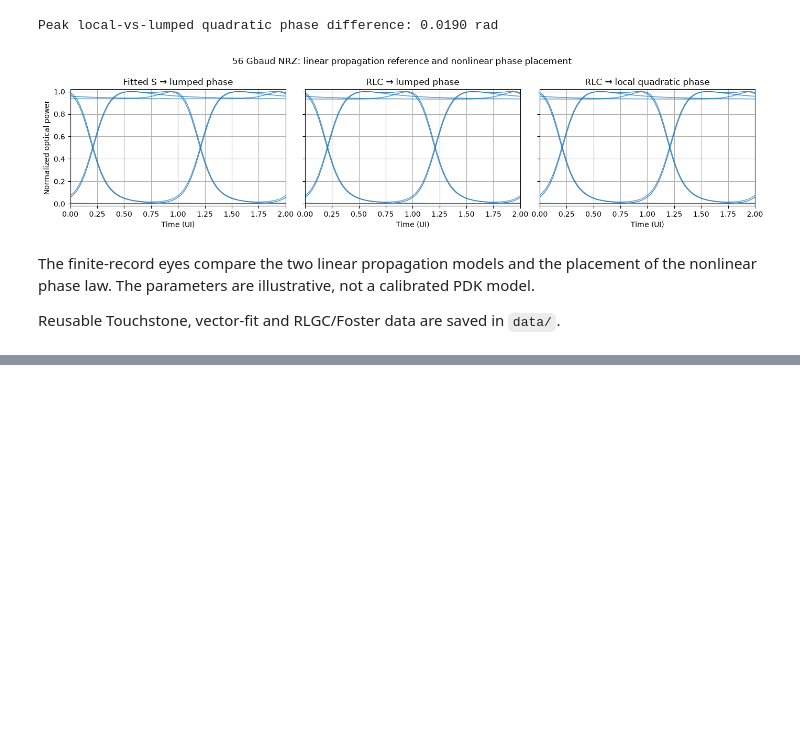
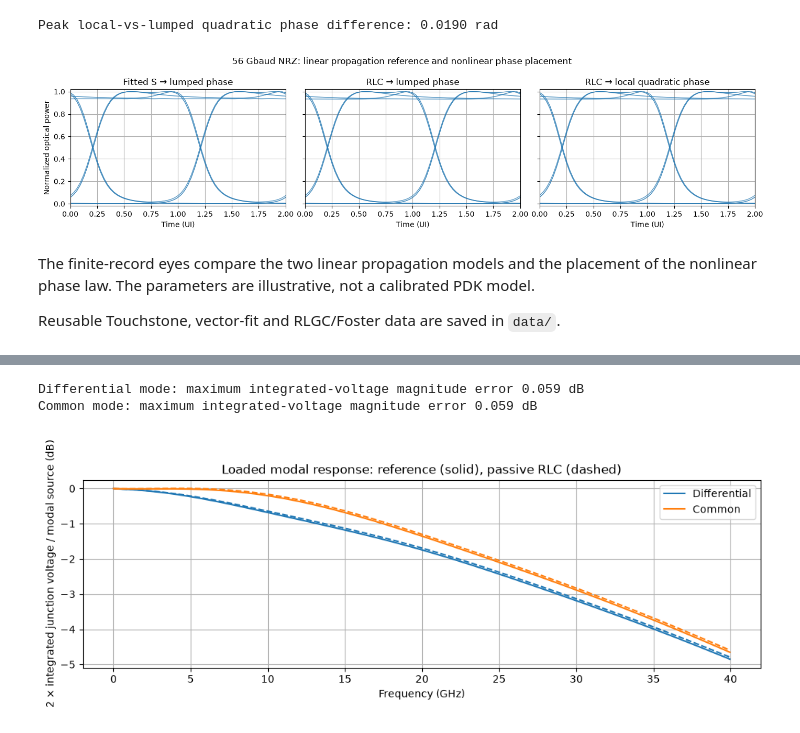
Before and after one commit to gdsfactory/circulax, a Jupyter notebook: examples/photonic/traveling_wave_mzm_reference.ipynb, the cells around one changed output, grey strips where cells are left out. Cells and saved outputs as stored; diff of their text form; code cells hidden in the pictures; blank space fills up the shorter version.

Commit message:
docs: demonstrate differential traveling-wave modulator drive

```diff
--- a/examples/photonic/traveling_wave_mzm_reference.ipynb
+++ b/examples/photonic/traveling_wave_mzm_reference.ipynb
@@ -47,7 +47,7 @@ Scikit-rf’s `Network.a` converts the half-line S-parameters to ABCD matrices.
 
 We retain the original integration input's 50 Ω impedance and use a matched output buffer. Its gain of 2 preserves the original delivered voltage into 30 Ω while allowing a finite state-space realization.
 # %%
-def h_local(half):
+def h_local(half, z_ref=z_ref, rj_product=rj_product, cj_per_m=cj_per_m):
     sh = np.zeros_like(half)
     sh[:, 0, 0] = sh[:, 1, 1] = 1
     sh[:, 1, 0] = s * (cj_per_m * dz) / (1 + s * (rj_product / dz) * (cj_per_m * dz))
@@ -231,7 +231,7 @@ Approximate each half-section by a symmetric T network: half the series impedanc
 
 `rlgc_transmission_line` accepts scalar or sampled RLGC values per metre and fits series impedance and shunt admittance independently. Calling `line(length=..., n_sections=...)` creates a connectable Circulax RLC circuit; fitting is reused across lengths. The default fit tolerance is 1% weighted RMS per response; inspect `line.series` and `line.shunt` for coefficients and errors. This branch family is an approximation, and spatial convergence must be checked separately.
 # %%
-def direct_half_line(subdivisions=1):
+def direct_half_line(subdivisions=1, line=line):
     d = dz / (2 * subdivisions)
     series = np.tile(np.eye(2, dtype=complex), (len(frequencies), 1, 1))
     shunt = series.copy()
@@ -404,0 +425,60 @@ Reusable Touchstone, vector-fit and RLGC/Foster data are saved in `data/`.
+# %%
+from skrf.media import DefinedGammaZ0
+
+
+def line_from_mode(gamma_mode, z_mode):
+    z_per_m_mode = gamma_mode * z_mode
+    y_per_m_mode = gamma_mode / z_mode
+    # At DC, only R and G enter Z' and Y'; L/C values here are placeholders.
+    l_mode = np.divide(z_per_m_mode.imag, omega, out=np.zeros_like(omega), where=omega > 0)
+    c_mode = np.divide(y_per_m_mode.imag, omega, out=np.zeros_like(omega), where=omega > 0)
+    return rlgc_transmission_line(frequencies, R=z_per_m_mode.real, L=l_mode, G=y_per_m_mode.real, C=c_mode, poles=foster_poles)
+
+
+# Replace these arrays with extracted modal data: gamma in 1/m, impedance in ohms.
+gamma_d, z_d = 1.05 * gamma, 110.0
+gamma_c, z_c = 0.95 * gamma, 35.0
+line_d, line_c = line_from_mode(gamma_d, z_d), line_from_mode(gamma_c, z_c)
+
+
+def loaded_mode(line_mode, scale, bias):
+    net = rlc_netlist(
+        n_sections=n_sections,
+        dz=dz,
+        z_ref=scale * z_ref,
+        rj_product=scale * rj_product,
+        cj_per_m=cj_per_m / scale,
+        v_bias=bias,
+    )
+    models = {"R": Resistor, "C": Capacitor, "drive": WaveformVoltageSource, "line": line_mode(length=dz / 2)}
+    return net, models
+
+
+# Compute Vd/Vsd and Vc/Vsc before reconstructing conductor voltages.
+fig, ax = plt.subplots()
+for gamma_mode, z_mode, line_mode, scale, label in (
+    (gamma_d, z_d, line_d, 2.0, "Differential"),
+    (gamma_c, z_c, line_c, 0.5, "Common"),
+):
+    modal_medium = DefinedGammaZ0(frequency=medium.frequency, gamma=gamma_mode, z0=z_mode, z0_port=scale * z_ref)
+    kwargs = {"z_ref": scale * z_ref, "rj_product": scale * rj_product, "cj_per_m": cj_per_m / scale}
+    h_reference = h_local(modal_medium.line(d=dz / 2, unit="m").a, **kwargs)[1]
+    h_rlc = h_local(direct_half_line(line=line_mode), **kwargs)[1]
+    color = "C0" if scale == 2 else "C1"
+    ax.plot(frequencies[original_band] / 1e9, 20 * np.log10(abs(2 * h_reference[original_band])), color=color, label=label)
+    ax.plot(frequencies[original_band] / 1e9, 20 * np.log10(abs(2 * h_rlc[original_band])), "--", color=color)
+    error_db = np.max(abs(20 * np.log10(abs(h_rlc[original_band] / h_reference[original_band]))))
+    print(f"{label} mode: maximum integrated-voltage magnitude error {error_db:.3f} dB")
+    assert error_db < 0.15
+ax.set(
+    xlabel="Frequency (GHz)",
+    ylabel="2 x integrated junction voltage / modal source (dB)",
+    title="Loaded modal response: reference (solid), passive RLC (dashed)",
+)
+ax.legend()
+plt.tight_layout()
+plt.show()
+# %% [output]
+Differential mode: maximum integrated-voltage magnitude error 0.059 dB
+Common mode: maximum integrated-voltage magnitude error 0.059 dB
+[figure, added]
```
Also changed, not shown: parts of 3 cells of this notebook.
